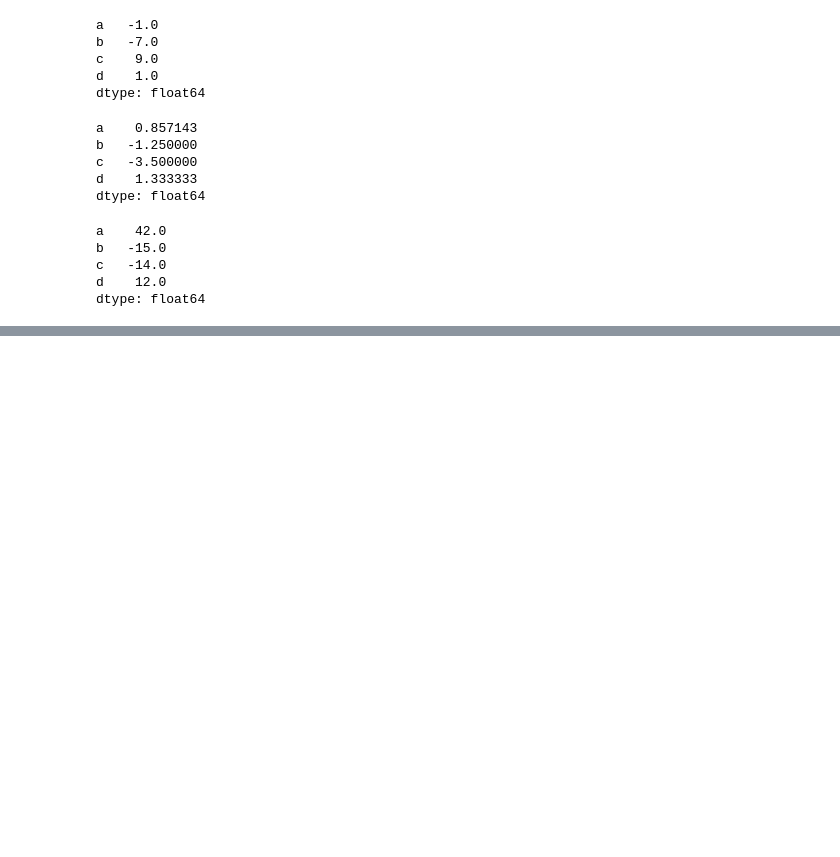
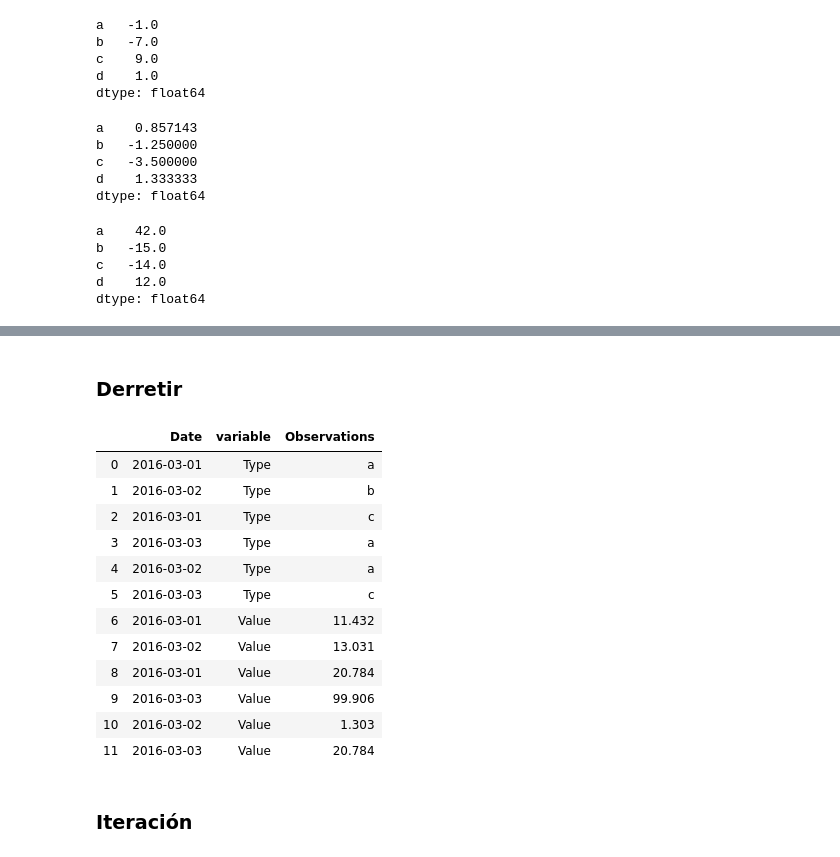
Before and after one commit to HenryDiaz1202/JupyterNotebooks, a Jupyter notebook: trucosPanda.ipynb, the cells around one changed output, grey strips where cells are left out. Saved outputs shown, nothing was run; the diff lists cells and outputs as text; code cells hidden in the pictures; blank space fills up the shorter version.

```diff
--- a/trucosPanda.ipynb
+++ b/trucosPanda.ipynb
@@ -355,0 +377,7 @@ dtype: float64
+# %%
+data = {'Date': ['2016-03-01','2016-03-02','2016-03-01','2016-03-03','2016-03-02','2016-03-03'],
+        'Type': ['a','b','c','a','a','c'],
+        'Value': [11.432,13.031,20.784,99.906,1.303,20.784]}
+
+df2 = pd.DataFrame(data,
+ columns=['Date', 'Type', 'Value'])
@@ -355,0 +403,23 @@ dtype: float64
+# %% [markdown]
+### Derretir
+# %%
+pd.melt(df2,
+        id_vars=["Date"],
+        value_vars=["Type","Value"],
+        value_name="Observations")
+# %% [output]
+|  | Date | variable | Observations |
+| 0 | 2016-03-01 | Type | a |
+| 1 | 2016-03-02 | Type | b |
+| 2 | 2016-03-01 | Type | c |
+| 3 | 2016-03-03 | Type | a |
+| 4 | 2016-03-02 | Type | a |
+| 5 | 2016-03-03 | Type | c |
+| 6 | 2016-03-01 | Value | 11.432 |
+| 7 | 2016-03-02 | Value | 13.031 |
+| 8 | 2016-03-01 | Value | 20.784 |
+| 9 | 2016-03-03 | Value | 99.906 |
+| 10 | 2016-03-02 | Value | 1.303 |
+| 11 | 2016-03-03 | Value | 20.784 |
+# %% [markdown]
+### Iteración
```
Also changed, not shown: parts of 13 cells of this notebook, 2 other files.
